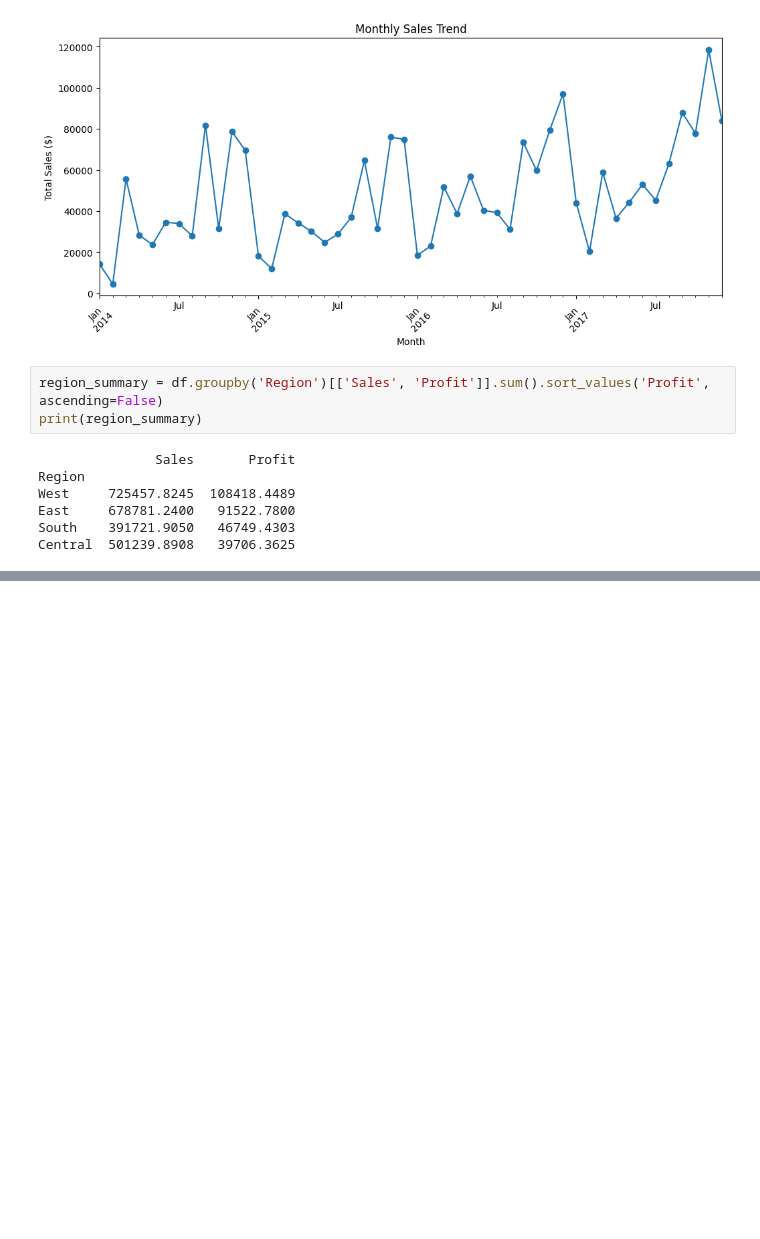
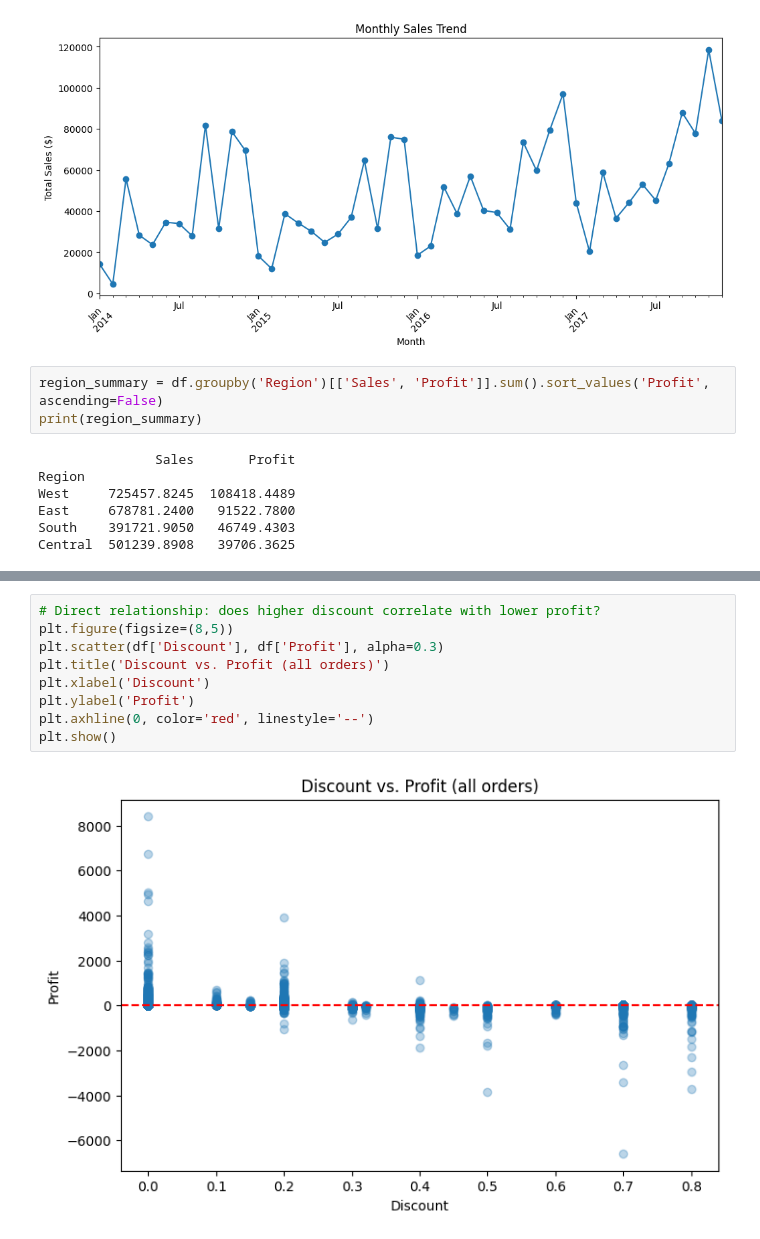
Before and after one commit to Huzi-z/sales-revenue-dashboard, a Jupyter notebook: notebook/sales_dashboard_analysis.ipynb, the cells around one changed output, grey strips where cells are left out. Saved outputs shown, nothing was run; the diff lists cells and outputs as text; blank space fills up the shorter version.

```diff
--- a/notebook/sales_dashboard_analysis.ipynb
+++ b/notebook/sales_dashboard_analysis.ipynb
@@ -187,0 +212,11 @@ Central  501239.8908   39706.3625
+# %%
+# Direct relationship: does higher discount correlate with lower profit?
+plt.figure(figsize=(8,5))
+plt.scatter(df['Discount'], df['Profit'], alpha=0.3)
+plt.title('Discount vs. Profit (all orders)')
+plt.xlabel('Discount')
+plt.ylabel('Profit')
+plt.axhline(0, color='red', linestyle='--')
+plt.show()
+# %% [output]
+[figure, added]
```
Also changed, not shown: parts of 3 cells of this notebook.
